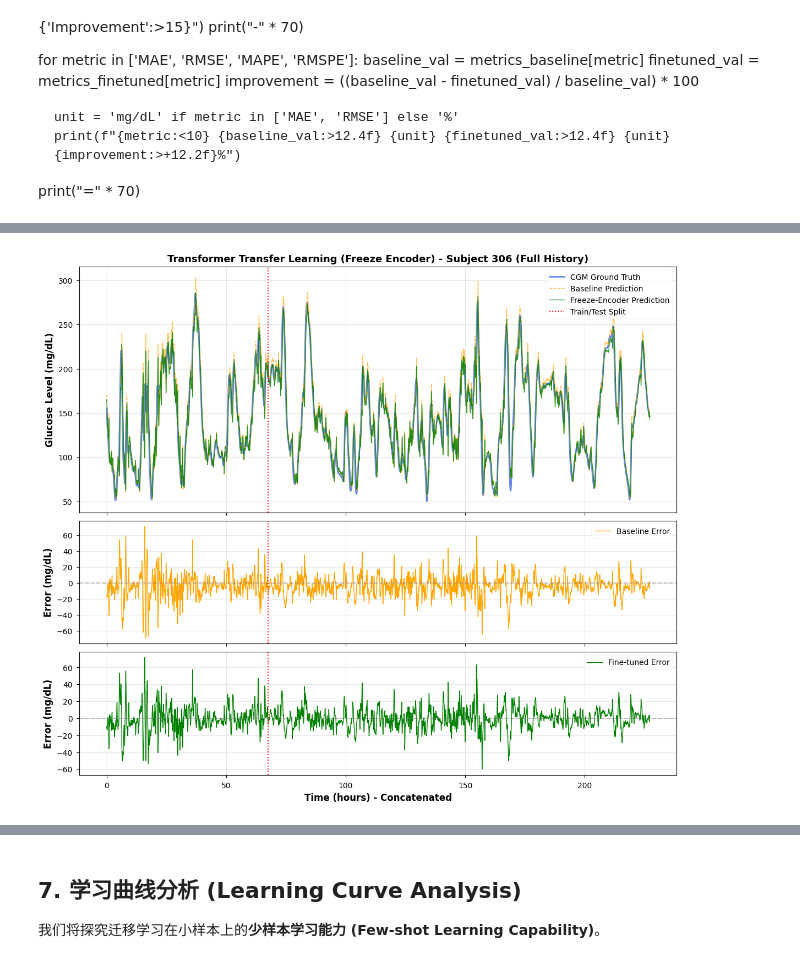
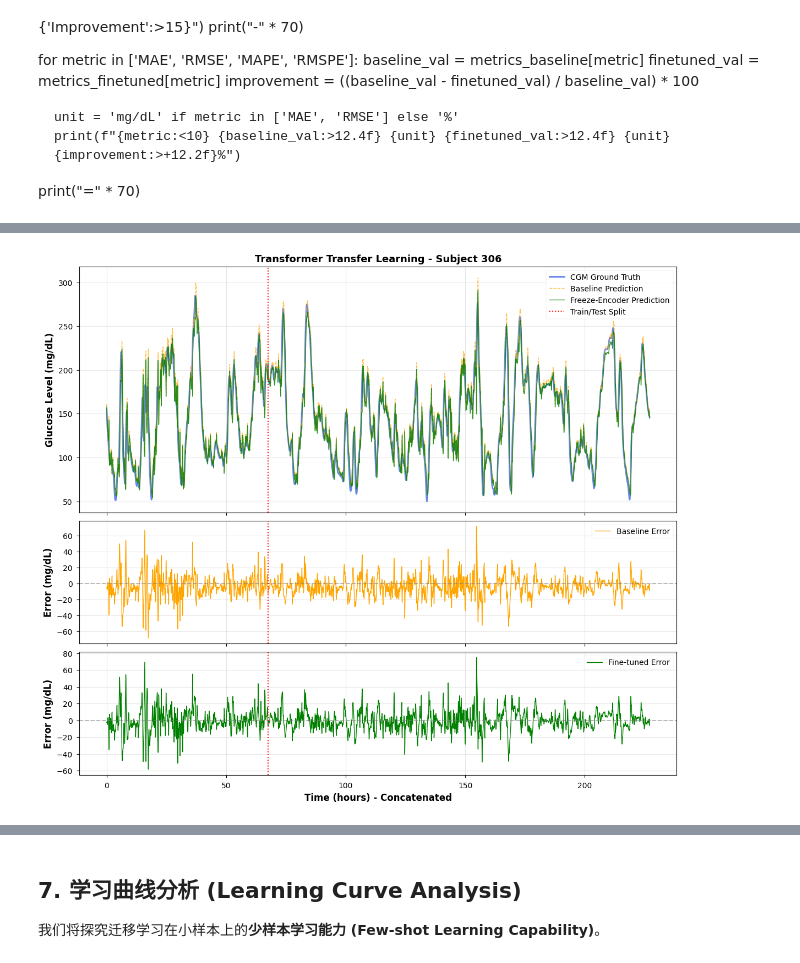
Before and after one commit to Jungle2003/GlucosePrediction, a Jupyter notebook: src/Transfer/transformer_transfer_learning.ipynb, the cells around one changed output, grey strips where cells are left out. Cells and saved outputs as stored; diff of their text form; code cells hidden in the pictures.

```diff
--- a/src/Transfer/transformer_transfer_learning.ipynb
+++ b/src/Transfer/transformer_transfer_learning.ipynb
@@ -617,35 +617,35 @@ split_point = len(y_finetune) * (5/60)
 ax1.axvline(x=split_point, color='red', linestyle=':', label='Train/Test Split')
 
 ax1.set_ylabel('Glucose Level (mg/dL)', fontweight='bold')
-ax1.set_title(f'Transformer Transfer Learning (Freeze Encoder) - Subject {TARGET_ID} (Full History)', fontweight='bold')
+ax1.set_title(f'Transformer Transfer Learning - Subject {TARGET_ID}', fontweight='bold')
 ax1.legend(loc='upper right')
 ax1.grid(True, alpha=0.3)
 
 # 中图: Baseline 误差
 ax2 = axes[1]
 error_baseline = y_total - y_pred_baseline
 ax2.plot(time_axis, error_baseline, label='Baseline Error', color='orange', linewidth=1)
 ax2.axhline(y=0, color='gray', linestyle='--', alpha=0.5)
 ax2.axvline(x=split_point, color='red', linestyle=':')
 ax2.set_ylabel('Error (mg/dL)', fontweight='bold')
 ax2.legend(loc='upper right')
 ax2.grid(True, alpha=0.3)
 
 # 下图: Fine-tuned 误差
 ax3 = axes[2]
 error_finetuned = y_total - y_pred_finetuned
 ax3.plot(time_axis, error_finetuned, label='Fine-tuned Error', color='green', linewidth=1)
 ax3.axhline(y=0, color='gray', linestyle='--', alpha=0.5)
 ax3.axvline(x=split_point, color='red', linestyle=':')
 ax3.set_ylabel('Error (mg/dL)', fontweight='bold')
 ax3.set_xlabel('Time (hours) - Concatenated', fontweight='bold')
 ax3.legend(loc='upper right')
 ax3.grid(True, alpha=0.3)
 
 plt.tight_layout()
 plt.show()
 # %% [output]
-[figure, old version]
+[figure, new version]
 # %%
 # --- 误差分布对比 (完整数据集) ---
 fig, axes = plt.subplots(1, 2, figsize=(14, 5))
```
Also changed, not shown: parts of 15 cells of this notebook, 11 other files.
